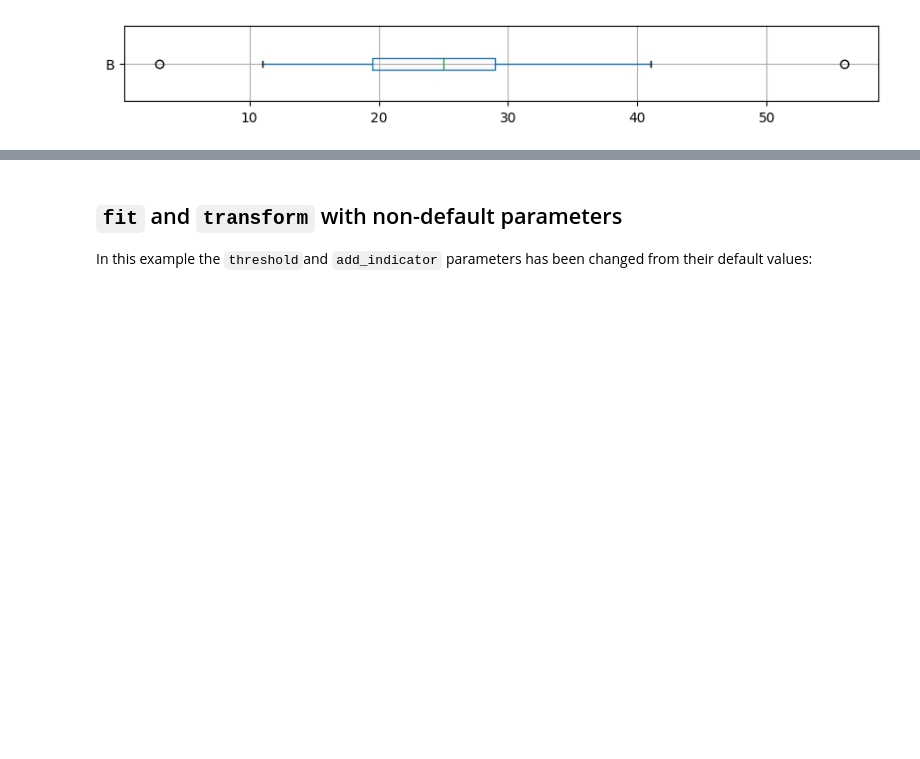
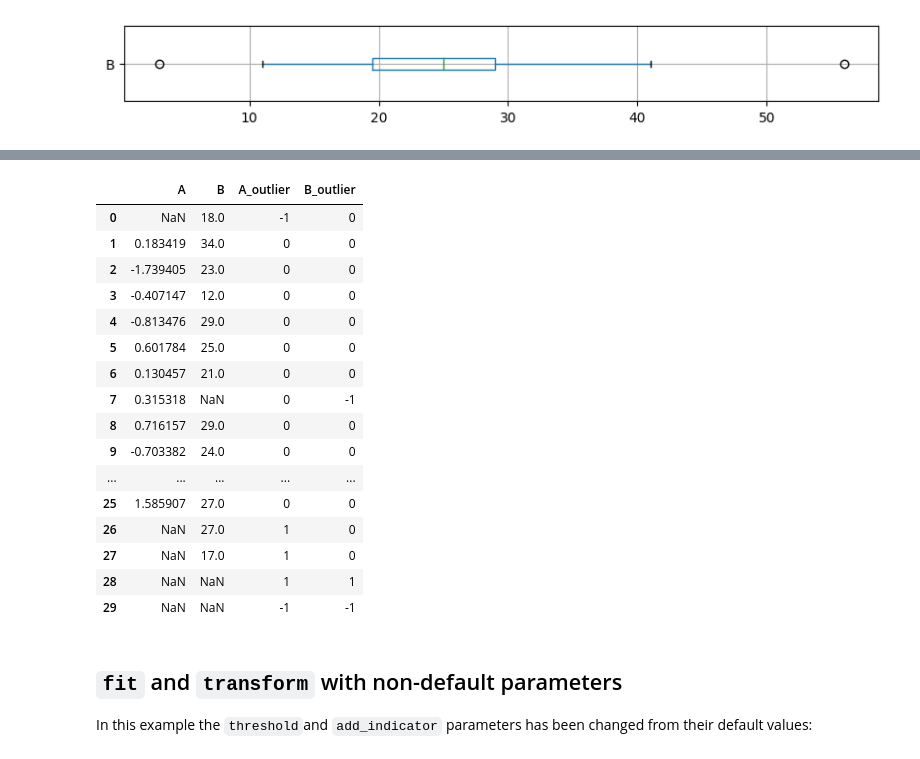
Before and after one commit to ayaranitram/datascience_tools, a Jupyter notebook: scikit-learn-whiskers_demo.ipynb, the cells around one changed output, grey strips where cells are left out. Drawn from its saved outputs; the diff is of its cells as text; code cells hidden in the pictures; blank space fills up the shorter version.

```diff
--- a/scikit-learn-whiskers_demo.ipynb
+++ b/scikit-learn-whiskers_demo.ipynb
@@ -120,3 +171,23 @@ plt.show()
+# %%
+WhiskerOutliers().set_params(**{'threshold': 1.0, 'add_indicator': True}).fit_transform(data)
+# %% [output]
+|  | A | B | A_outlier | B_outlier |
+| 0 | NaN | 18.0 | -1 | 0 |
+| 1 | 0.183419 | 34.0 | 0 | 0 |
+| 2 | -1.739405 | 23.0 | 0 | 0 |
+| 3 | -0.407147 | 12.0 | 0 | 0 |
+| 4 | -0.813476 | 29.0 | 0 | 0 |
+| 5 | 0.601784 | 25.0 | 0 | 0 |
+| 6 | 0.130457 | 21.0 | 0 | 0 |
+| 7 | 0.315318 | NaN | 0 | -1 |
+| 8 | 0.716157 | 29.0 | 0 | 0 |
+| 9 | -0.703382 | 24.0 | 0 | 0 |
+| ... | ... | ... | ... | ... |
+| 25 | 1.585907 | 27.0 | 0 | 0 |
+| 26 | NaN | 27.0 | 1 | 0 |
+| 27 | NaN | 17.0 | 1 | 0 |
+| 28 | NaN | NaN | 1 | 1 |
+| 29 | NaN | NaN | -1 | -1 |
 # %% [markdown]
 ## `fit` and `transform` with non-default parameters
 In this example the `threshold`and `add_indicator` parameters has been changed from their default values:
```
Also changed, not shown: parts of 16 cells of this notebook, 1 other file.
